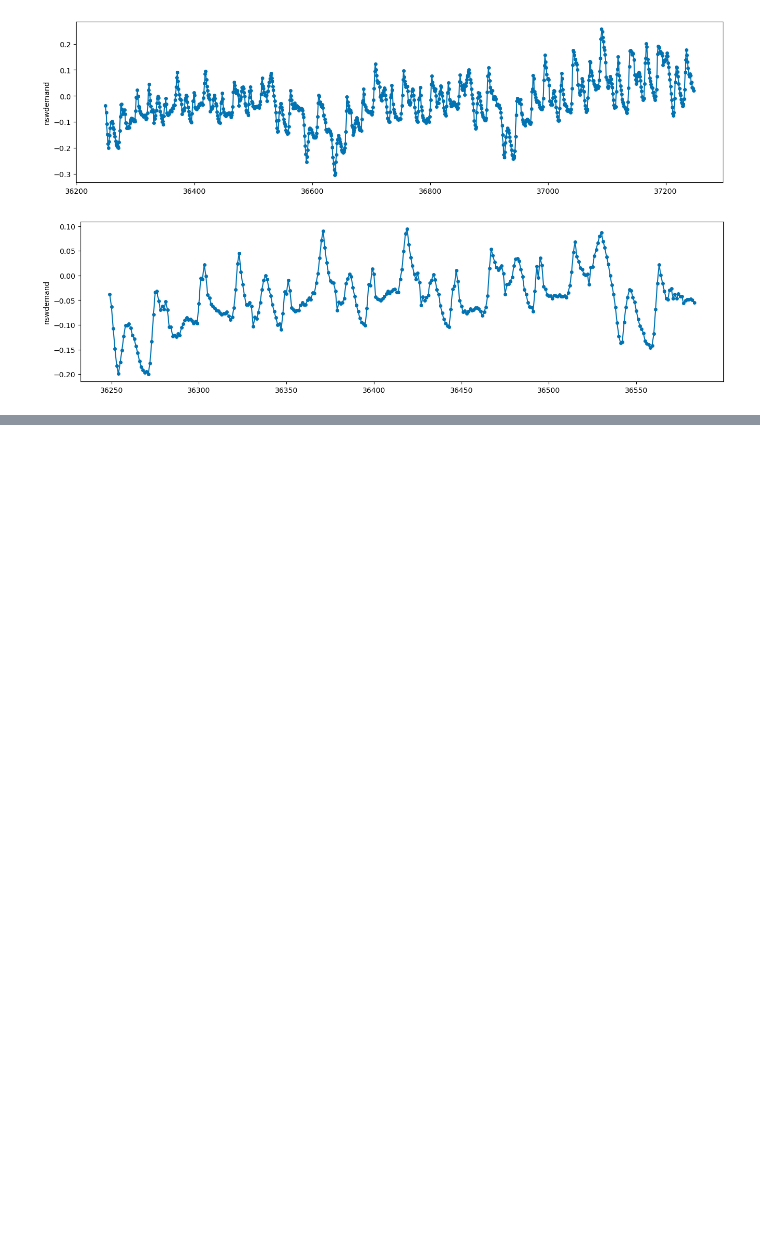
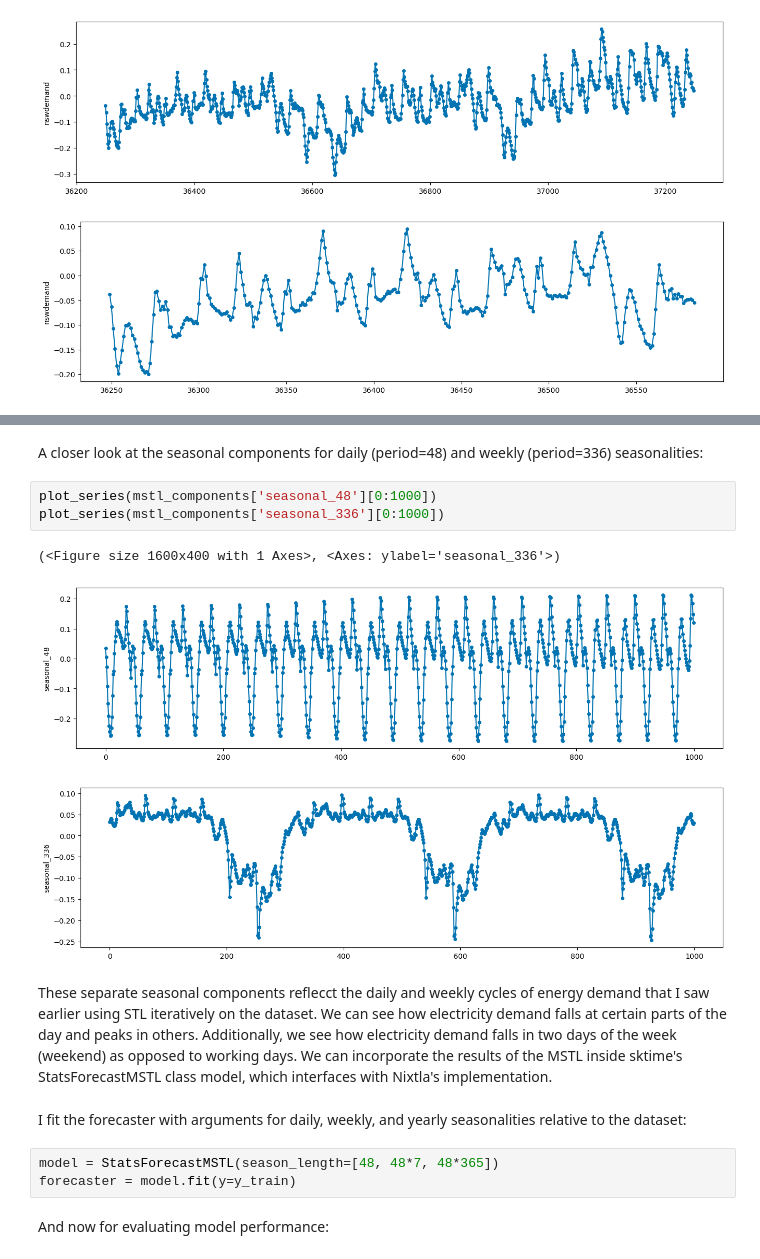
Before and after one commit to jjhuang4/jjhuang4.github.io, a Jupyter notebook: posts/2025-1-20/index.ipynb, the cells around one changed output, grey strips where cells are left out. Drawn from its saved outputs; the diff is of its cells as text; blank space fills up the shorter version.

```diff
--- a/posts/2025-1-20/index.ipynb
+++ b/posts/2025-1-20/index.ipynb
@@ -236,0 +252,18 @@ But I think this also shows how useful Prophet is in a situation where you're ab
+# %% [markdown]
+A closer look at the seasonal components for daily (period=48) and weekly (period=336) seasonalities:
+# %%
+plot_series(mstl_components['seasonal_48'][0:1000])
+plot_series(mstl_components['seasonal_336'][0:1000])
+# %% [output]
+(<Figure size 1600x400 with 1 Axes>, <Axes: ylabel='seasonal_336'>)
+[figure, added]
+[figure, added]
+# %% [markdown]
+These separate seasonal components reflecct the daily and weekly cycles of energy demand that I saw earlier using STL iteratively on the dataset. We can see how electricity demand falls at certain parts of the day and peaks in others. Additionally, we see how electricity demand falls in two days of the week (weekend) as opposed to working days. We can incorporate the results of the MSTL inside sktime's StatsForecastMSTL class model, which interfaces with Nixtla's implementation.
+# %% [markdown]
+I fit the forecaster with arguments for daily, weekly, and yearly seasonalities relative to the dataset:
+# %%
+model = StatsForecastMSTL(season_length=[48, 48*7, 48*365])
+forecaster = model.fit(y=y_train)
+# %% [markdown]
+And now for evaluating model performance:
```
Also changed, not shown: parts of 15 cells of this notebook.
